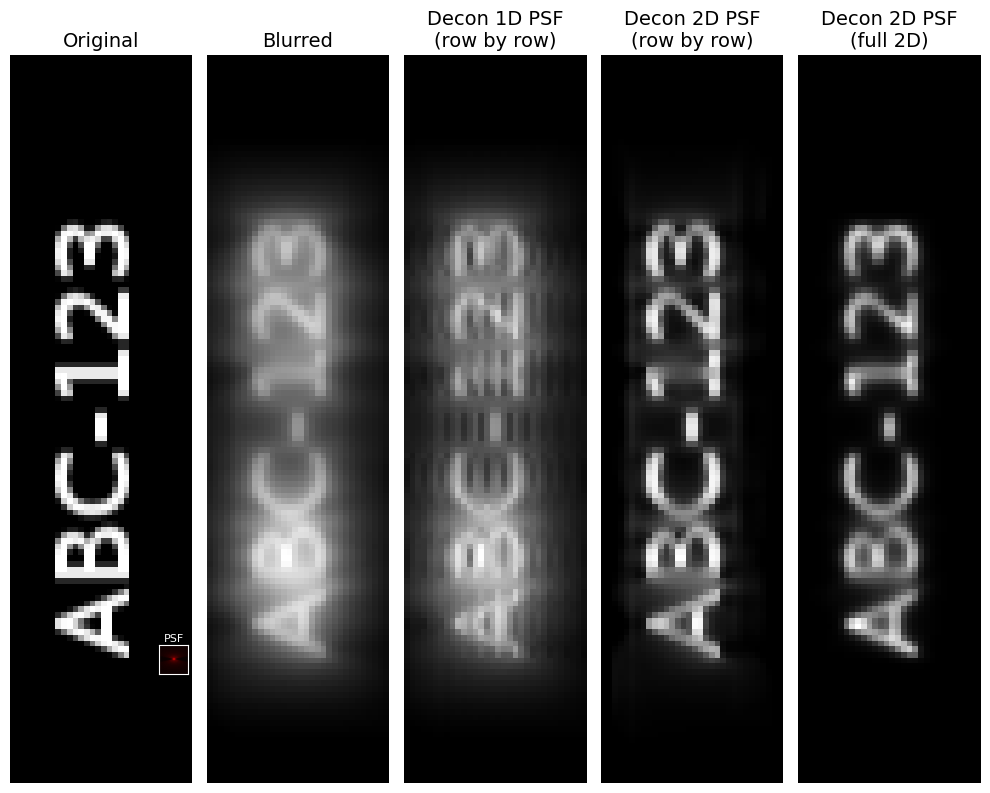
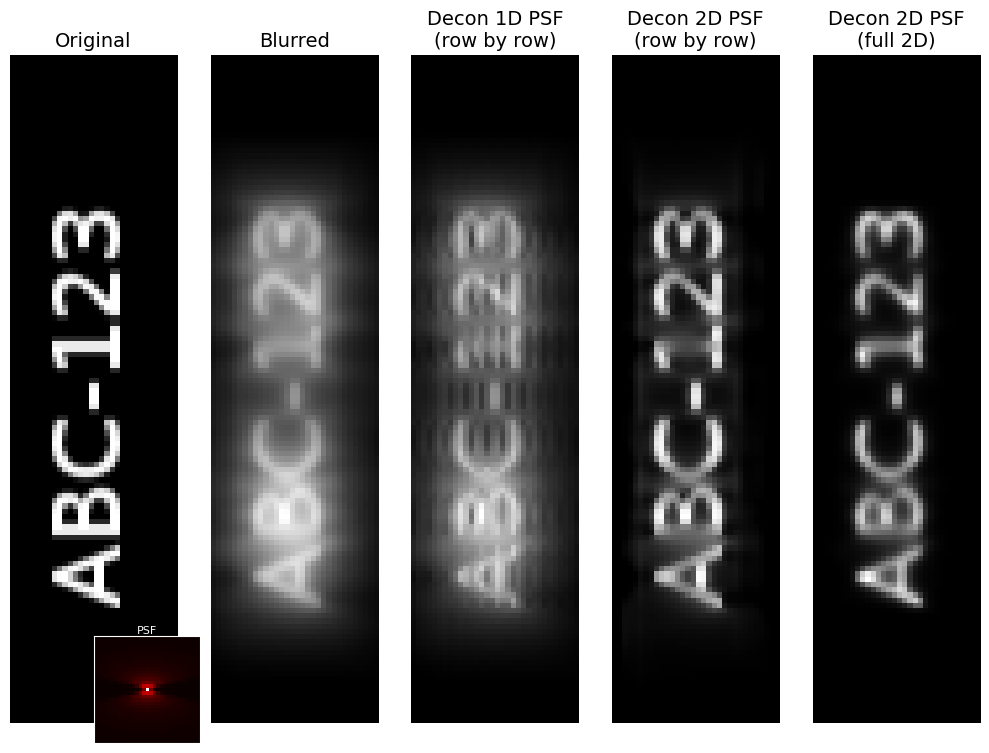
Code edit (unified diff) that turned the first committed figure into the second:
--- before
+++ after
@@ -10,5 +10,5 @@
 
 # Add PSF as a small inset in the corner of the first (Original) axes
-inset_ax = axes[0].inset_axes([0.82, 0.02, 0.16, 0.3])  # [x, y, width, height] in axes fraction
+inset_ax = axes[0].inset_axes([0.5, -0.55, 0.64, 1.2])  # [x, y, width, height] in axes fraction
 inset_ax.imshow(psf_2d_norm, cmap='hot', interpolation='nearest')
 inset_ax.set_title('PSF', fontsize=8, color='white', pad=2)

Commit: move PSF inset a bit